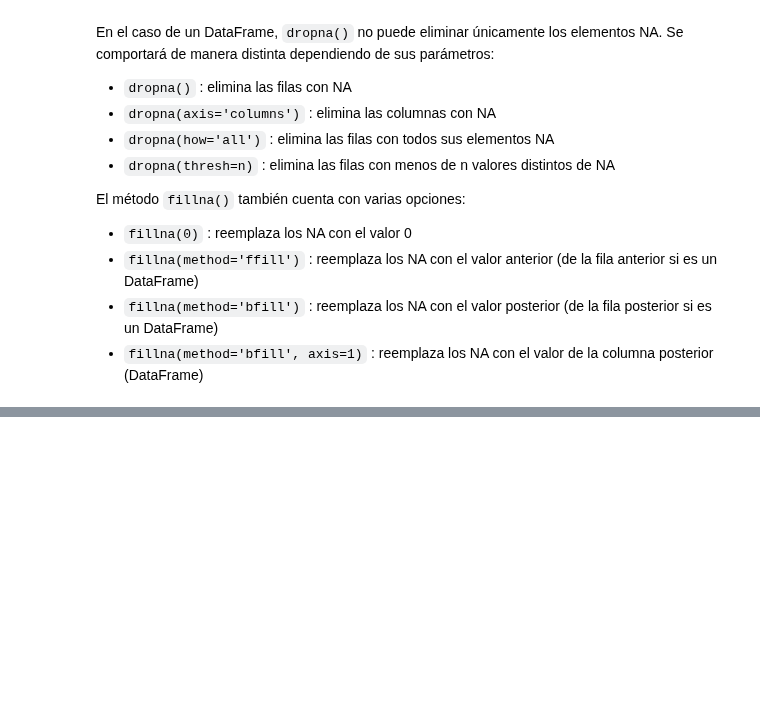
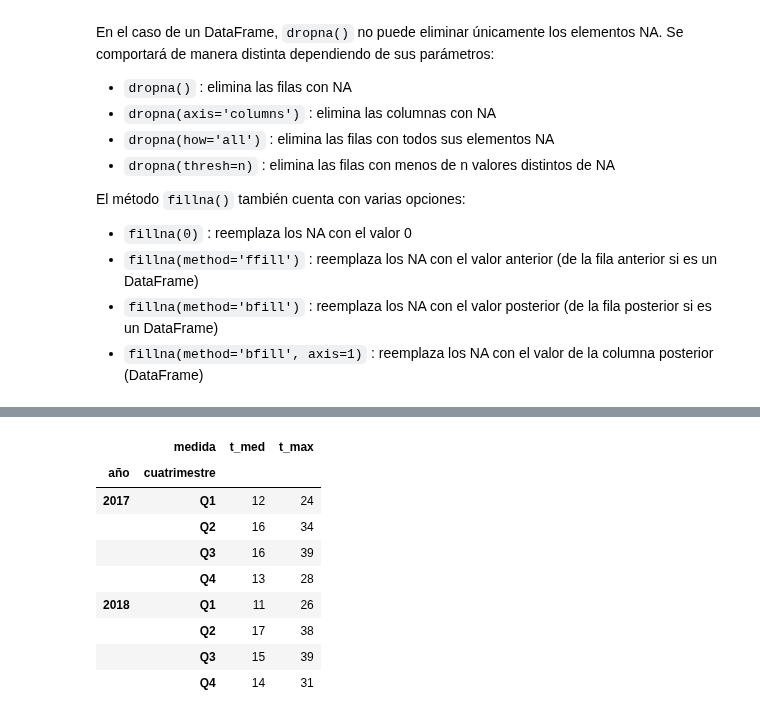
Before and after one commit to pyjaime/python3-101, a Jupyter notebook: python3_pandas_es.ipynb, the cells around one changed output, grey strips where cells are left out. Drawn from its saved outputs; the diff is of its cells as text; code cells hidden in the pictures; blank space fills up the shorter version.

```diff
--- a/python3_pandas_es.ipynb
+++ b/python3_pandas_es.ipynb
@@ -479,0 +730,15 @@ El método `fillna()` también cuenta con varias opciones:
+# %%
+# También con columnas haciendo uso de index
+temp_data_max = temp_data.max(level='medida', axis=1)
+temp_data_max
+# %% [output]
+|  | medida | t_med | t_max |
+| año | cuatrimestre |  |  |
+| 2017 | Q1 | 12 | 24 |
+|  | Q2 | 16 | 34 |
+|  | Q3 | 16 | 39 |
+|  | Q4 | 13 | 28 |
+| 2018 | Q1 | 11 | 26 |
+|  | Q2 | 17 | 38 |
+|  | Q3 | 15 | 39 |
+|  | Q4 | 14 | 31 |
```
Also changed, not shown: parts of 36 cells of this notebook.
